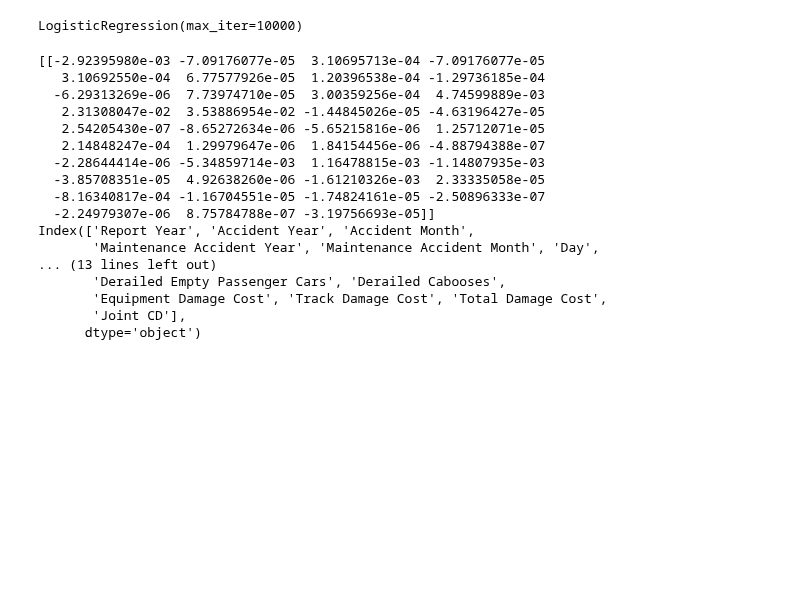
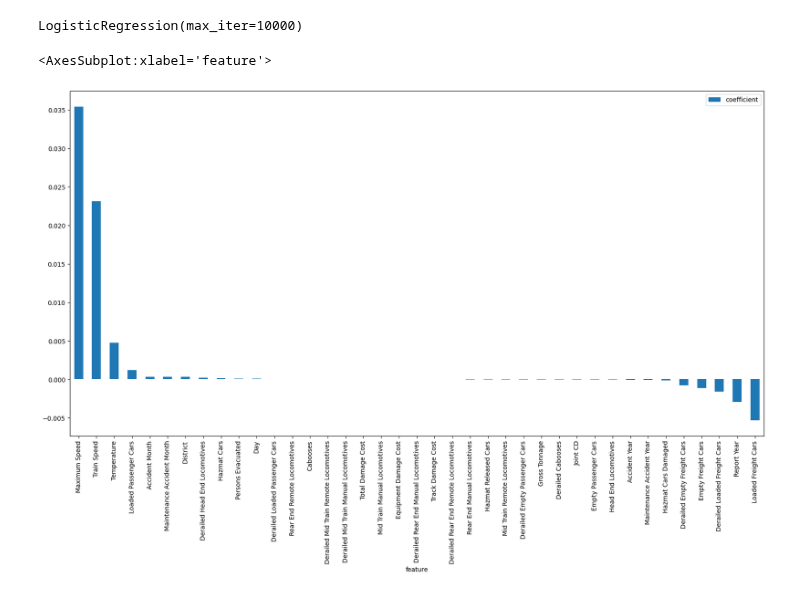
Before and after one commit to ndahlinuvm/Train-Derailment-287Project, a Jupyter notebook: log_reg.ipynb, the cells around one changed output. Cells and saved outputs as stored; diff of their text form; code cells hidden in the pictures; blank space fills up the shorter version.

```diff
--- a/log_reg.ipynb
+++ b/log_reg.ipynb
@@ -86,25 +86,12 @@ deaths = df['deaths']
 log_reg.fit(df.drop(['deaths'], axis=1), df['deaths'])
 # %% [output]
 LogisticRegression(max_iter=10000)
-# %%
-# print the coefficients, matched with the column names
-print(log_reg.coef_)
-print(df.drop(['deaths'], axis=1).columns)
-# %% [output]
-[[-2.92395980e-03 -7.09176077e-05  3.10695713e-04 -7.09176077e-05
-   3.10692550e-04  6.77577926e-05  1.20396538e-04 -1.29736185e-04
-  -6.29313269e-06  7.73974710e-05  3.00359256e-04  4.74599889e-03
-   2.31308047e-02  3.53886954e-02 -1.44845026e-05 -4.63196427e-05
-   2.54205430e-07 -8.65272634e-06 -5.65215816e-06  1.25712071e-05
-   2.14848247e-04  1.29979647e-06  1.84154456e-06 -4.88794388e-07
-  -2.28644414e-06 -5.34859714e-03  1.16478815e-03 -1.14807935e-03
-  -3.85708351e-05  4.92638260e-06 -1.61210326e-03  2.33335058e-05
-  -8.16340817e-04 -1.16704551e-05 -1.74824161e-05 -2.50896333e-07
-  -2.24979307e-06  8.75784788e-07 -3.19756693e-05]]
-Index(['Report Year', 'Accident Year', 'Accident Month',
-       'Maintenance Accident Year', 'Maintenance Accident Month', 'Day',
-... (13 lines left out)
-       'Derailed Empty Passenger Cars', 'Derailed Cabooses',
-       'Equipment Damage Cost', 'Track Damage Cost', 'Total Damage Cost',
-       'Joint CD'],
-      dtype='object')
+# %%
+# match the coefficients to the column names
+coefficients = pd.DataFrame({'feature': df.drop(['deaths'], axis=1).columns, 'coefficient': log_reg.coef_[0]})
+# order the coefficients from highest to lowest
+coefficients.sort_values('coefficient', ascending=False)
+coefficients.sort_values('coefficient', ascending=False).plot.bar(x='feature', y='coefficient', figsize=(20,10))
+# %% [output]
+<AxesSubplot:xlabel='feature'>
+[figure, added]
```
